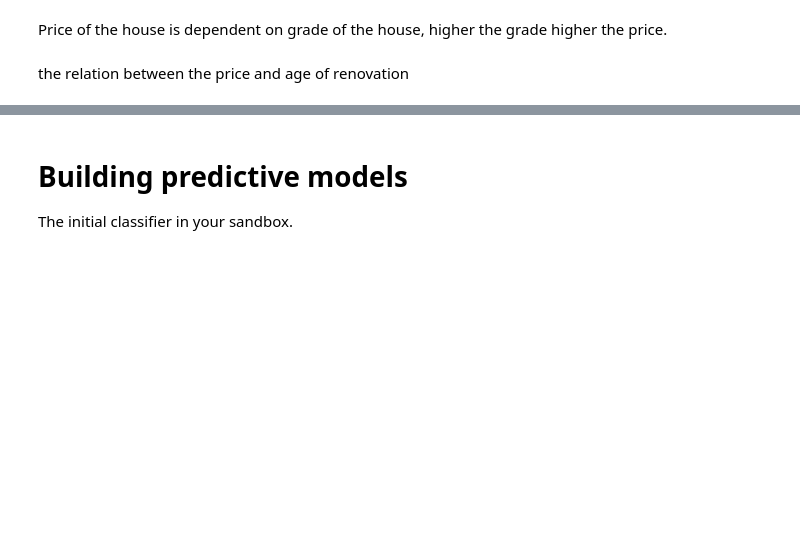
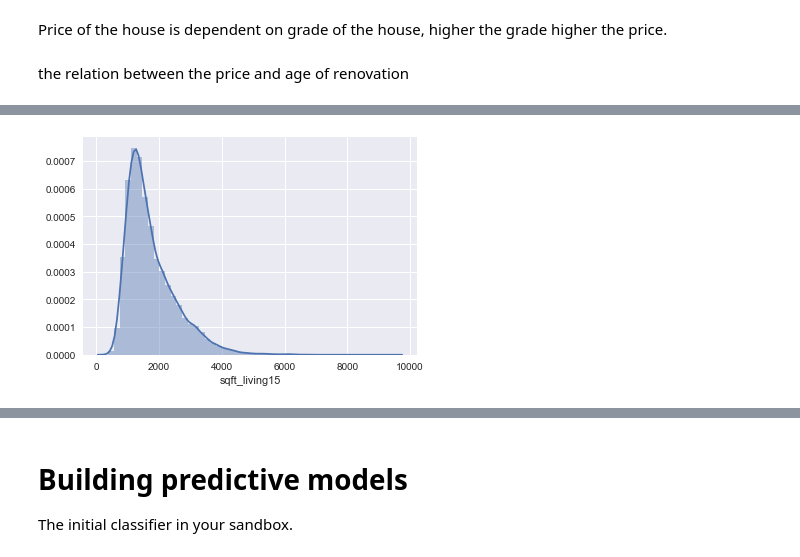
Before and after one commit to Slownite/mini_projet, a Jupyter notebook: houseprice_starting_kit/README.ipynb, the cells around one changed output, grey strips where cells are left out. Saved outputs shown, nothing was run; the diff lists cells and outputs as text; code cells hidden in the pictures; blank space fills up the shorter version.

```diff
--- a/houseprice_starting_kit/README.ipynb
+++ b/houseprice_starting_kit/README.ipynb
@@ -166,3 +166,7 @@ visu.histogramme_val(XY, "price")
+# %%
+visu.histogramme_val(XY, "sqft_living15")
+# %% [output]
+[figure, added]
 # %%
 visu.correlation(XY)
 # %% [output]
```
Also changed, not shown: parts of 4 cells of this notebook, 3 other files.
